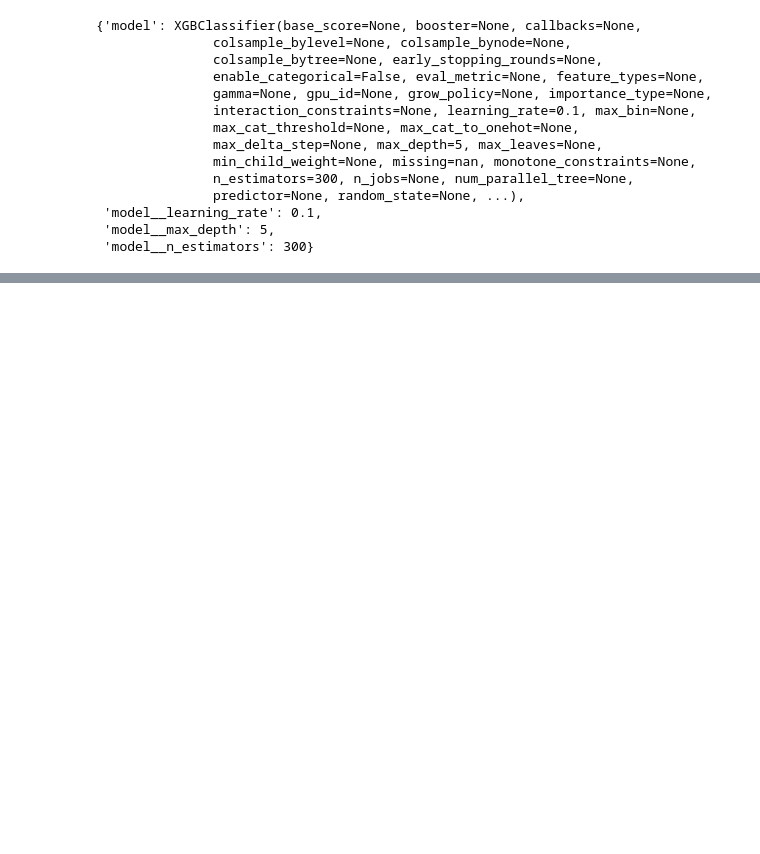
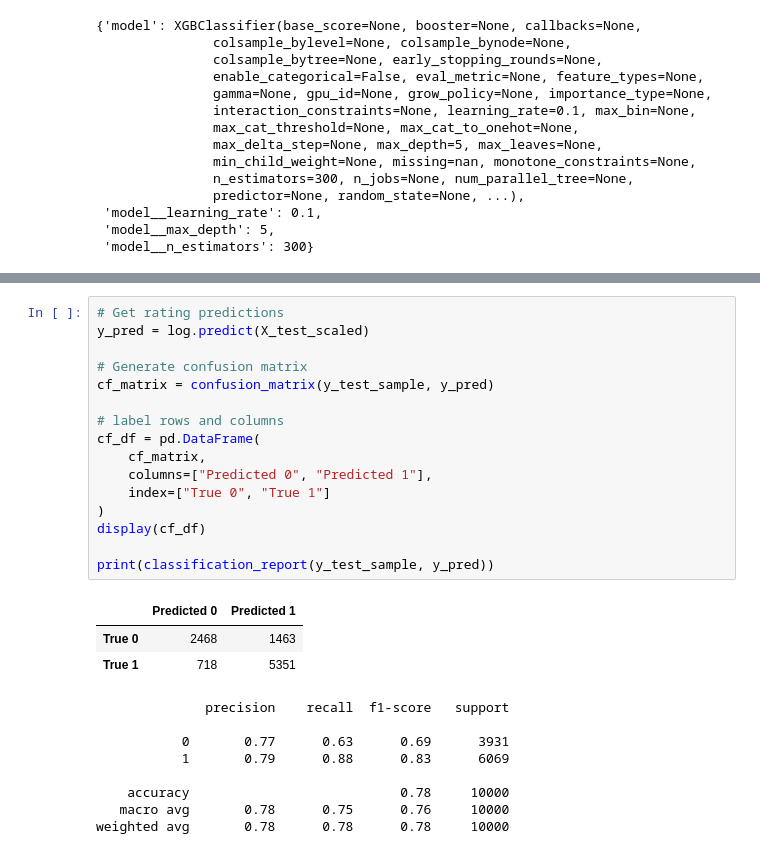
Before and after one commit to b8luong/Amazon-Reviews-Capstone, a Jupyter notebook: Basic Modeling.ipynb, the cells around one changed output, grey strips where cells are left out. Cells and saved outputs as stored; diff of their text form; blank space fills up the shorter version.

```diff
--- a/Modeling.ipynb
+++ b/Basic Modeling.ipynb
@@ -771,0 +1016,28 @@ weighted avg       0.79      0.79      0.78     10000
+# %%
+# Get rating predictions
+y_pred = log.predict(X_test_scaled)
+
+# Generate confusion matrix
+cf_matrix = confusion_matrix(y_test_sample, y_pred)
+
+# label rows and columns
+cf_df = pd.DataFrame(
+    cf_matrix,
+    columns=["Predicted 0", "Predicted 1"],
+    index=["True 0", "True 1"]
+)
+display(cf_df)
+
+print(classification_report(y_test_sample, y_pred))
+# %% [output]
+|  | Predicted 0 | Predicted 1 |
+| True 0 | 2468 | 1463 |
+| True 1 | 718 | 5351 |
+              precision    recall  f1-score   support
+
+           0       0.77      0.63      0.69      3931
+           1       0.79      0.88      0.83      6069
+
+    accuracy                           0.78     10000
+   macro avg       0.78      0.75      0.76     10000
+weighted avg       0.78      0.78      0.78     10000
```
Also changed, not shown: parts of 93 cells of this notebook, 3 other files.
